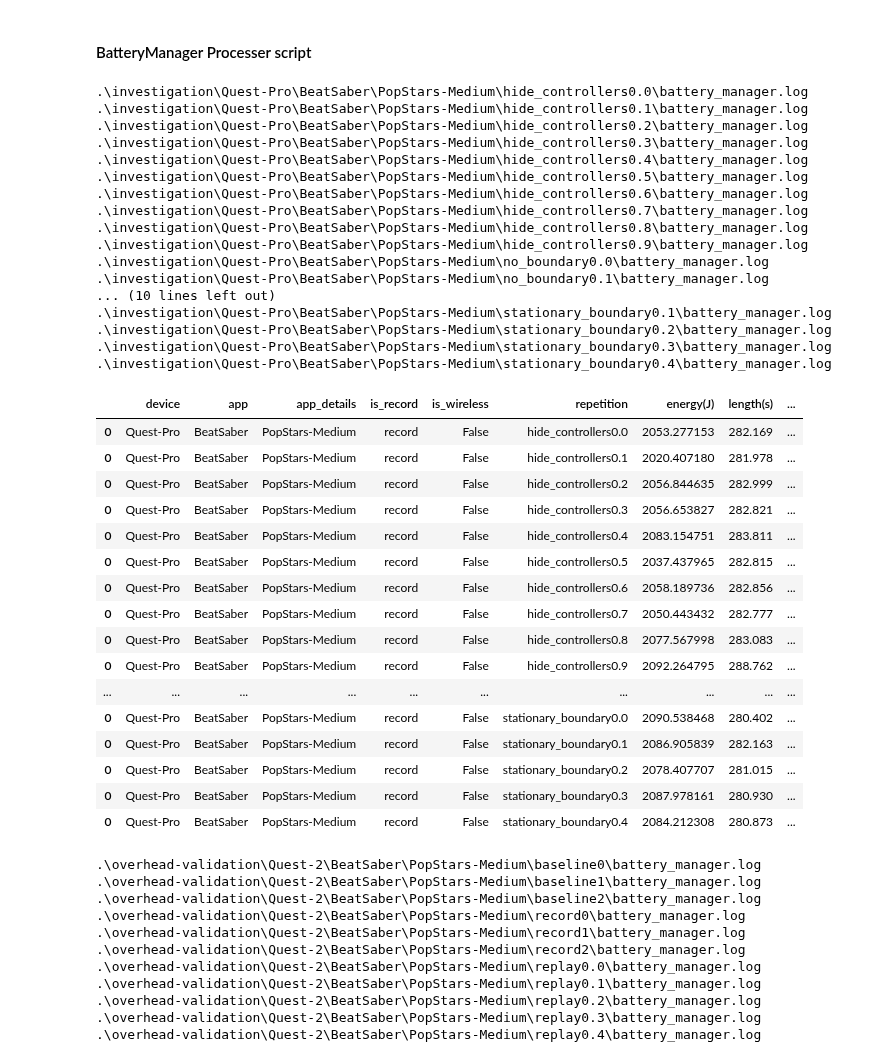
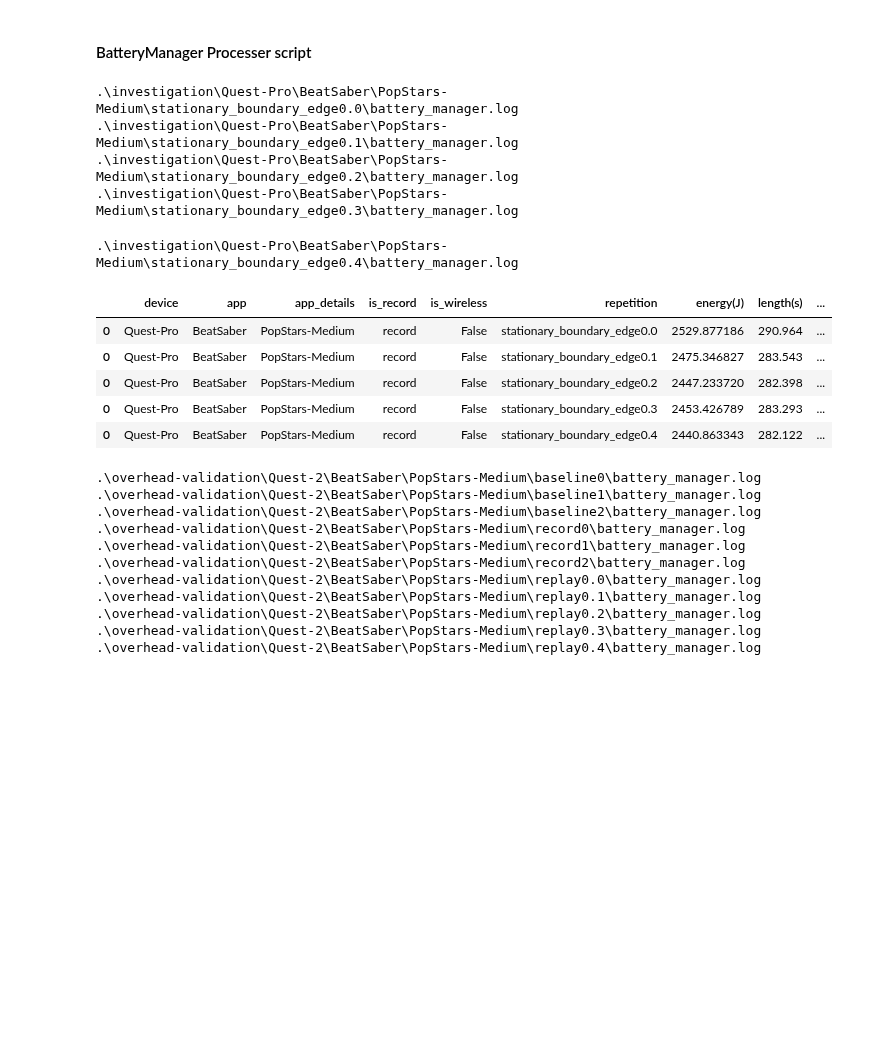
Before and after one commit to Raiduy/librnr-experiments, a Jupyter notebook: analysis_BM.ipynb, the cells around one changed output. Drawn from its saved outputs; the diff is of its cells as text; code cells hidden in the pictures; blank space fills up the shorter version.

```diff
--- a/analysis_BM.ipynb
+++ b/analysis_BM.ipynb
@@ -92,42 +92,19 @@ def process_BM(folder):
     df_aggregated['Energy per Second (J/s)'] = df_aggregated['energy(J)'] / df_aggregated['length(s)']
     return df_aggregated
 # %%
-process_BM('invest')
+process_BM('edge')
 # %% [output]
-.\investigation\Quest-Pro\BeatSaber\PopStars-Medium\hide_controllers0.0\battery_manager.log
-.\investigation\Quest-Pro\BeatSaber\PopStars-Medium\hide_controllers0.1\battery_manager.log
-.\investigation\Quest-Pro\BeatSaber\PopStars-Medium\hide_controllers0.2\battery_manager.log
-.\investigation\Quest-Pro\BeatSaber\PopStars-Medium\hide_controllers0.3\battery_manager.log
-.\investigation\Quest-Pro\BeatSaber\PopStars-Medium\hide_controllers0.4\battery_manager.log
-.\investigation\Quest-Pro\BeatSaber\PopStars-Medium\hide_controllers0.5\battery_manager.log
-.\investigation\Quest-Pro\BeatSaber\PopStars-Medium\hide_controllers0.6\battery_manager.log
-.\investigation\Quest-Pro\BeatSaber\PopStars-Medium\hide_controllers0.7\battery_manager.log
-.\investigation\Quest-Pro\BeatSaber\PopStars-Medium\hide_controllers0.8\battery_manager.log
-.\investigation\Quest-Pro\BeatSaber\PopStars-Medium\hide_controllers0.9\battery_manager.log
-.\investigation\Quest-Pro\BeatSaber\PopStars-Medium\no_boundary0.0\battery_manager.log
-.\investigation\Quest-Pro\BeatSaber\PopStars-Medium\no_boundary0.1\battery_manager.log
-... (10 lines left out)
-.\investigation\Quest-Pro\BeatSaber\PopStars-Medium\stationary_boundary0.1\battery_manager.log
-.\investigation\Quest-Pro\BeatSaber\PopStars-Medium\stationary_boundary0.2\battery_manager.log
-.\investigation\Quest-Pro\BeatSaber\PopStars-Medium\stationary_boundary0.3\battery_manager.log
-.\investigation\Quest-Pro\BeatSaber\PopStars-Medium\stationary_boundary0.4\battery_manager.log
+.\investigation\Quest-Pro\BeatSaber\PopStars-Medium\stationary_boundary_edge0.0\battery_manager.log
+.\investigation\Quest-Pro\BeatSaber\PopStars-Medium\stationary_boundary_edge0.1\battery_manager.log
+.\investigation\Quest-Pro\BeatSaber\PopStars-Medium\stationary_boundary_edge0.2\battery_manager.log
+.\investigation\Quest-Pro\BeatSaber\PopStars-Medium\stationary_boundary_edge0.3\battery_manager.log
+.\investigation\Quest-Pro\BeatSaber\PopStars-Medium\stationary_boundary_edge0.4\battery_manager.log
 |  | device | app | app_details | is_record | is_wireless | repetition | energy(J) | length(s) | ... |
-| 0 | Quest-Pro | BeatSaber | PopStars-Medium | record | False | hide_controllers0.0 | 2053.277153 | 282.169 | ... |
-| 0 | Quest-Pro | BeatSaber | PopStars-Medium | record | False | hide_controllers0.1 | 2020.407180 | 281.978 | ... |
-| 0 | Quest-Pro | BeatSaber | PopStars-Medium | record | False | hide_controllers0.2 | 2056.844635 | 282.999 | ... |
-| 0 | Quest-Pro | BeatSaber | PopStars-Medium | record | False | hide_controllers0.3 | 2056.653827 | 282.821 | ... |
-| 0 | Quest-Pro | BeatSaber | PopStars-Medium | record | False | hide_controllers0.4 | 2083.154751 | 283.811 | ... |
-| 0 | Quest-Pro | BeatSaber | PopStars-Medium | record | False | hide_controllers0.5 | 2037.437965 | 282.815 | ... |
-| 0 | Quest-Pro | BeatSaber | PopStars-Medium | record | False | hide_controllers0.6 | 2058.189736 | 282.856 | ... |
-| 0 | Quest-Pro | BeatSaber | PopStars-Medium | record | False | hide_controllers0.7 | 2050.443432 | 282.777 | ... |
-| 0 | Quest-Pro | BeatSaber | PopStars-Medium | record | False | hide_controllers0.8 | 2077.567998 | 283.083 | ... |
-| 0 | Quest-Pro | BeatSaber | PopStars-Medium | record | False | hide_controllers0.9 | 2092.264795 | 288.762 | ... |
-| ... | ... | ... | ... | ... | ... | ... | ... | ... | ... |
-| 0 | Quest-Pro | BeatSaber | PopStars-Medium | record | False | stationary_boundary0.0 | 2090.538468 | 280.402 | ... |
-| 0 | Quest-Pro | BeatSaber | PopStars-Medium | record | False | stationary_boundary0.1 | 2086.905839 | 282.163 | ... |
-| 0 | Quest-Pro | BeatSaber | PopStars-Medium | record | False | stationary_boundary0.2 | 2078.407707 | 281.015 | ... |
-| 0 | Quest-Pro | BeatSaber | PopStars-Medium | record | False | stationary_boundary0.3 | 2087.978161 | 280.930 | ... |
-| 0 | Quest-Pro | BeatSaber | PopStars-Medium | record | False | stationary_boundary0.4 | 2084.212308 | 280.873 | ... |
+| 0 | Quest-Pro | BeatSaber | PopStars-Medium | record | False | stationary_boundary_edge0.0 | 2529.877186 | 290.964 | ... |
+| 0 | Quest-Pro | BeatSaber | PopStars-Medium | record | False | stationary_boundary_edge0.1 | 2475.346827 | 283.543 | ... |
+| 0 | Quest-Pro | BeatSaber | PopStars-Medium | record | False | stationary_boundary_edge0.2 | 2447.233720 | 282.398 | ... |
+| 0 | Quest-Pro | BeatSaber | PopStars-Medium | record | False | stationary_boundary_edge0.3 | 2453.426789 | 283.293 | ... |
+| 0 | Quest-Pro | BeatSaber | PopStars-Medium | record | False | stationary_boundary_edge0.4 | 2440.863343 | 282.122 | ... |
 # %%
 bm = process_BM('overhead-validation').reset_index(drop=True)
 # bm.to_csv('overall_energy.csv', index=False)
```
Also changed, not shown: 11 other files.
